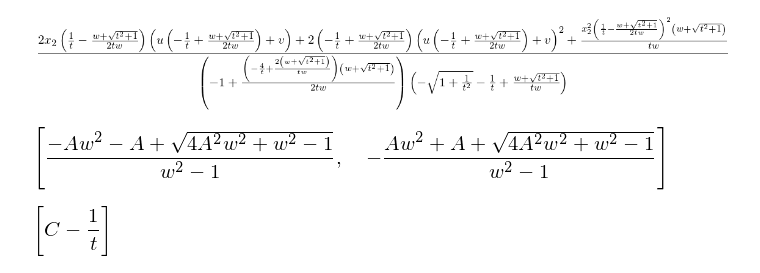
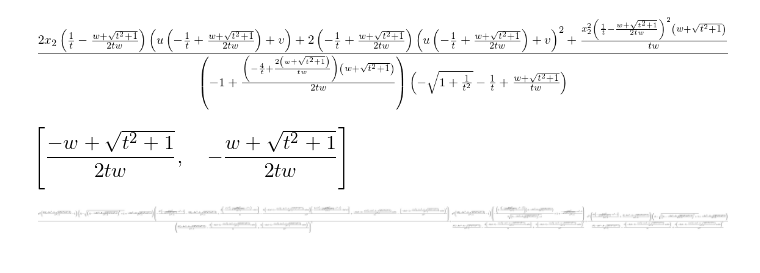
Before and after one commit to danft/MCE, a Jupyter notebook: maths.ipynb, the cells around one changed output. Drawn from its saved outputs; the diff is of its cells as text; code cells hidden in the pictures.

```diff
--- a/maths.ipynb
+++ b/maths.ipynb
@@ -98,18 +98,22 @@ e
 # %%
 A=Symbol('A')
 C = Symbol('C')
-th = Symbol('th')
 #t = tan(th)
 
-#A = C - 1/t
+C = A + 1/t
 e = w**2*(A+C)**2 - (A-C)**2 - 1
-solve(e, C)
+solve(e, A)
 # %% [output]
-[figure, old version]
+[figure, new version]
-# %%
-e = -1/(A-C) - t
-e
-
-solve(e, A)
-# %% [output]
-[figure, removed]
+# %%
+al = Symbol('al')
+be = Symbol('be')
+m = Symbol('m')
+C = (-A*w**2 -A - sqrt(4*A**2*w**2 + w**2 - 1))/(w**2 - 1)
+B = -1
+H = (4*A*C-B**2)*(A+C - sqrt((A-C)**2 + B**2))
+be = (-A*(al-1) + al * m - C * m**2*al)/m
+e = (a**2*H)/(A * be**2 - A * be + C * A**2)
+diff(e, A)
+# %% [output]
+[figure, added]
```
Also changed, not shown: 1 other file.
